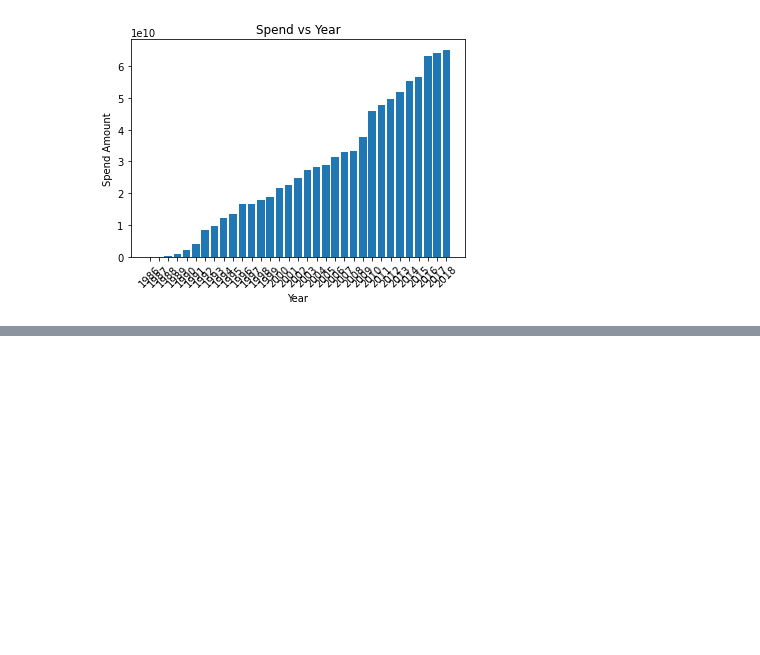
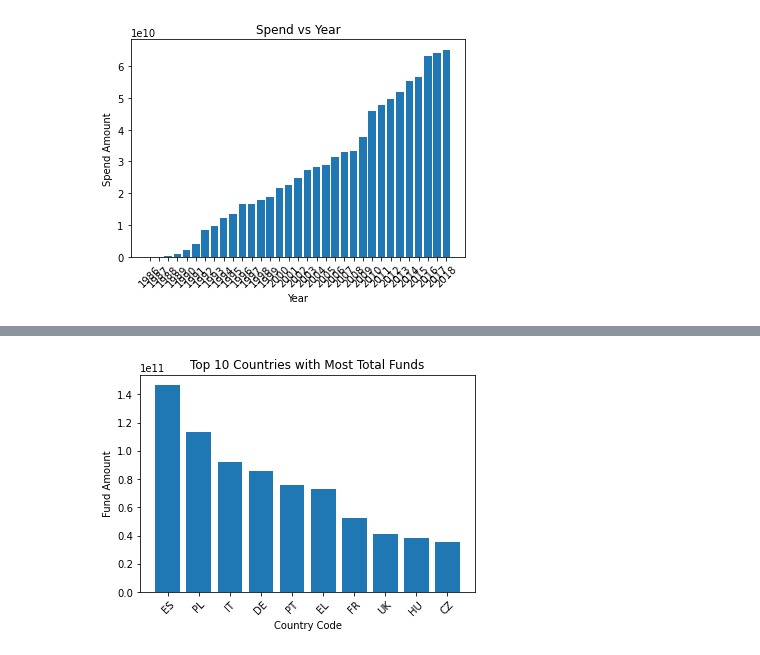
Before and after one commit to vioannis/eu-funding, a Jupyter notebook: EUProject.ipynb, the cells around one changed output, grey strips where cells are left out. Drawn from its saved outputs; the diff is of its cells as text; code cells hidden in the pictures; blank space fills up the shorter version.

```diff
--- a/EUProject.ipynb
+++ b/EUProject.ipynb
@@ -55,0 +156,9 @@ plt.show()
+# %%
+# 3
+# Fund usage analysis, check whether each fund is nearly 100% used
+di_id_spend = {}
+for i in range(len(source)):
+  if source.iloc[i]['NUTS2_ID'] not in di_id_spend:
+    di_id_spend[source.iloc[i]['NUTS2_ID']] = source.iloc[i]['Modelled_annual_expenditure']
+  else:
+    di_id_spend[source.iloc[i]['NUTS2_ID']] += source.iloc[i]['Modelled_annual_expenditure']
@@ -55,0 +188,13 @@ plt.show()
+# %%
+# 4
+# Which country receives the most amount of funds? (i.e. which country is preferred by the funding giver?)
+country_fund_amount = {}
+for i in range(len(source)):
+    if source.iloc[i]['Country'] not in country_fund_amount:
+        country_fund_amount[source.iloc[i]['Country']] = source.iloc[i]['EU_Payment_annual']
+    else:
+        country_fund_amount[source.iloc[i]['Country']] += source.iloc[i]['EU_Payment_annual']
+# %%
+# Sort country_fund_amount based on value from the largest to the smallest
+country_fund_amount_sorted = sorted(country_fund_amount.items(),key=lambda country_fund_amount:country_fund_amount[1], reverse = True)
+country_fund_amount_sorted
@@ -55,0 +219,17 @@ plt.show()
+# %%
+# Plot Countries with Top 10 fund
+country_fund_amount_top10 = country_fund_amount_sorted[:10]
+top10_country = []
+top10_amount = []
+for i in range(len(country_fund_amount_top10)):
+    top10_country.append(country_fund_amount_top10[i][0])
+    top10_amount.append(country_fund_amount_top10[i][1])
+
+plt.bar(range(10), top10_amount, tick_label=top10_country)
+plt.xticks(rotation=45)
+plt.xlabel("Country Code")
+plt.ylabel("Fund Amount")
+plt.title('Top 10 Countries with Most Total Funds')
+plt.show()
+# %% [output]
+[figure, added]
```
Also changed, not shown: parts of 9 cells of this notebook.
